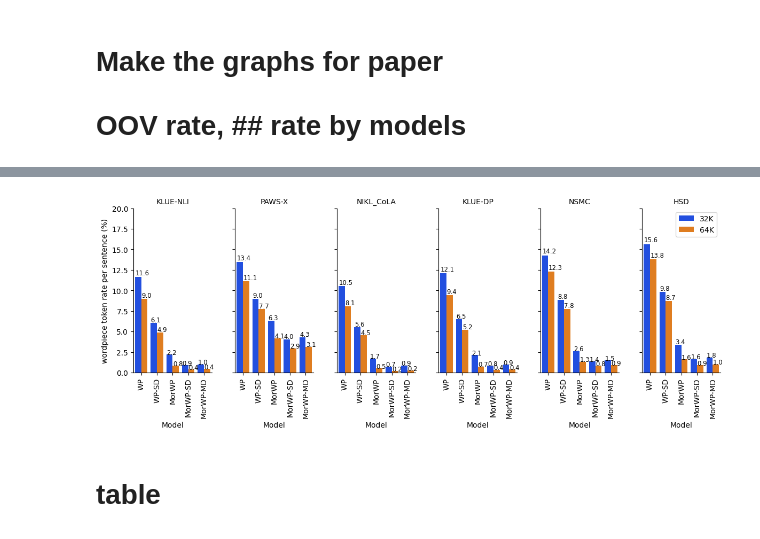
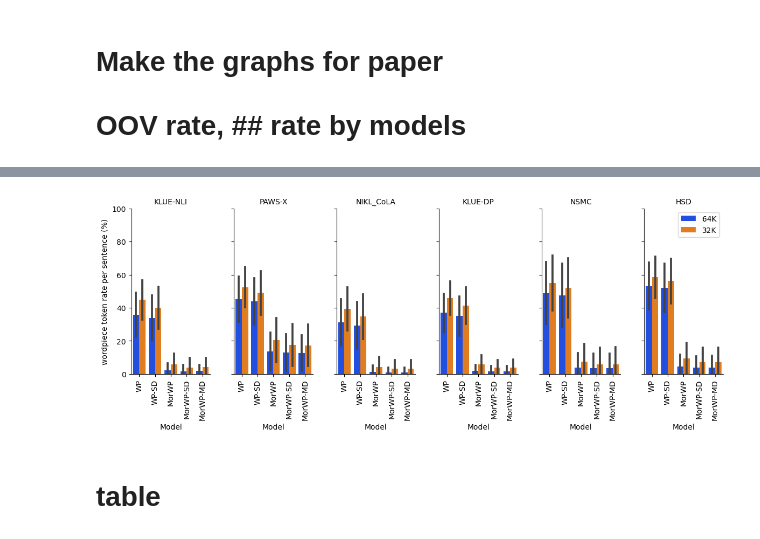
Before and after one commit to taeheejeon22/MorphSubDecomp-Korean, a Jupyter notebook: dataset_analysis/graph.ipynb, the cells around one changed output, grey strips where cells are left out. Drawn from its saved outputs; the diff is of its cells as text; code cells hidden in the pictures.

```diff
--- a/dataset_analysis/graph.ipynb
+++ b/dataset_analysis/graph.ipynb
@@ -14,0 +54,3 @@ TypeError: read_excel() got an unexpected keyword argument 'index'
+# %%
+df = df[df['tokenizer'].isna() == False]
+len(df)
@@ -15,5 +59,23 @@ TypeError: read_excel() got an unexpected keyword argument 'index'
 # %%
 # tokenizer명 수정
-df['model'] = df['tokenizer'].apply(lambda x: re.sub('-\d\dK', '', x))
+model_name = {'eojeol_composed_F':'WP',
+              'eojeol_pure_F':'WP-SD',
+              'fixed_composed_F':'MorWP',
+              'fixed_pure_F':'MorWP-SD',
+              'fixed_lexical_F':'MorWP-MD'
+              }
+task_name = {'cola':'NIKL_CoLA',
+              'dp':'KLUE-DP',
+              'hsd':'HSD',
+              'nli':'KLUE-NLI',
+              'nsmc':'NSMC',
+              'paws':'PAWS-X'}
+
+
+df['model'] = df['tokenizer'].apply(lambda x: re.sub('_\d\dk', '', x))
+df['model'] = df['model'].apply(lambda x: model_name[x])
+df['task'] = df['task'].apply(lambda x: task_name[x])
+df['vocab_size'] = df['tokenizer'].apply(lambda x: '32K' if '32' in x else '64K')
+df['##_per_tokenized_sent'] = df['##_per_tokenized_sent'].apply(lambda x: float(x))
 df.head()
 # %% [output]
@@ -83,44 +120,43 @@ df
 # %%
 x_order = ['WP', 'WP-SD', 'MorWP', 'MorWP-SD', 'MorWP-MD']
 subplot_order = ['KLUE-NLI', 'PAWS-X', 'NIKL_CoLA', 'KLUE-DP', 'NSMC', 'HSD']
 
 with sns.plotting_context(font_scale=100):
     g = sns.catplot(data=df,
                        x='model',
                       y='##_per_tokenized_sent',
                       col='task',
                       hue='vocab_size',
+                      errorbar='sd',
                        col_wrap=6,
                        order=x_order,
                         col_order = subplot_order,
                        kind='bar',
                       legend=False,
                     palette='bright',
                     height=4,
                     aspect=0.5)
 # get datapoints
-for i in range(6):
-    ax = g.facet_axis(0,i)
-    for p in ax.patches:
-        ax.text(p.get_x() + 0.015,
-                p.get_height() * 1.02,
-                '{0:.1f}'.format(p.get_height()),
-                color='black', rotation='horizontal', size='small')
+# for i in range(6):
+#     ax = g.facet_axis(0,i)
+#     for p in ax.patches:
+#         ax.text(p.get_x() + 0.1,
+#                 p.get_height() * 1.02,
+#                 '{0:.1f}'.format(p.get_height()),
+#                 color='red', rotation='horizontal', size=7)
 
-
-g.set(ylim=(0.0, 20.0))
+g.set(ylim=(0.0, 100.0))
 g.set(ylabel='wordpiece token rate per sentence (%)')
 g.set_titles("{col_name}")
 g.set(xlabel='Model')
 g.set_xticklabels(ax.get_xticklabels(), rotation=90)
 
-
 # plt.rc('font', size=15)
 plt.legend(loc='best')
 plt.show()
 g.savefig('wordpiece_token_rate.png')
 # %% [output]
-[figure, old version]
+[figure, new version]
 # %% [markdown]
 # table
 # %%
```
Also changed, not shown: parts of 12 cells of this notebook, 2 other files.
